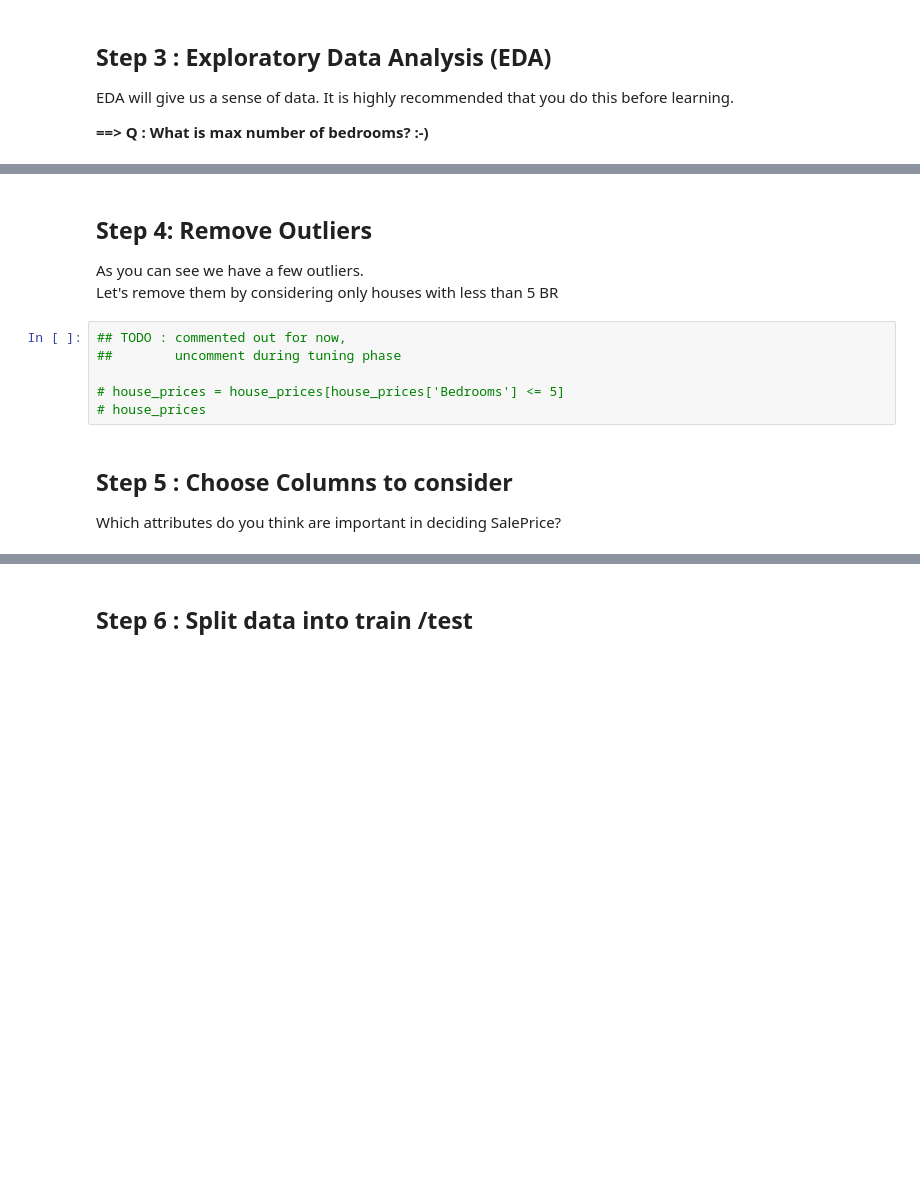
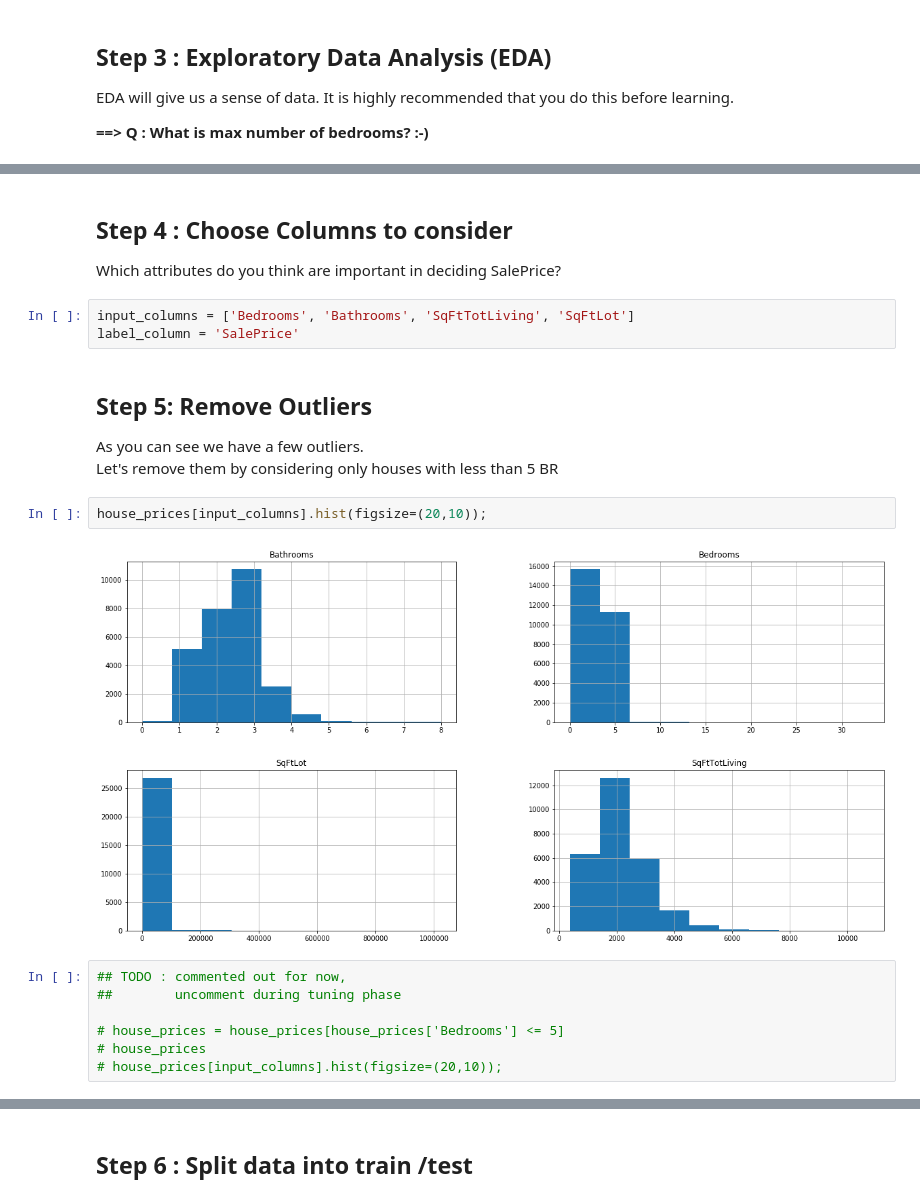
Before and after one commit to elephantscale/deep-learning-with-tensorflow-solutions, a Jupyter notebook: regressions/regression-2-house-prices.ipynb, the cells around one changed output, grey strips where cells are left out. Cells and saved outputs as stored; diff of their text form; blank space fills up the shorter version.

```diff
--- a/regressions/regression-2-house-prices.ipynb
+++ b/regressions/regression-2-house-prices.ipynb
@@ -92,19 +90,27 @@ house_prices.describe().T
 | LandVal | 27,063.00 | 213,820.07 | 177,213.41 | 0.00 | 105,000.00 | 172,000.00 | 258,000.00 | 5,538,000.00 |
 | ImpsVal | 27,063.00 | 317,211.67 | 234,038.34 | 0.00 | 183,000.00 | 261,000.00 | 380,000.00 | 5,772,000.00 |
 | ZipCode | 27,063.00 | 82,223.04 | 36,106.67 | -1.00 | 98,019.00 | 98,053.00 | 98,115.00 | 98,354.00 |
+# %% [markdown]
+## Step 4 : Choose Columns to consider
+Which attributes do you think are important in deciding SalePrice?
+# %%
+input_columns = ['Bedrooms', 'Bathrooms', 'SqFtTotLiving', 'SqFtLot']
+label_column = 'SalePrice'
 # %% [markdown]
-## Step 4: Remove Outliers
+## Step 5: Remove Outliers
 As you can see we have a few outliers.
 Let's remove them by considering only houses with less than 5 BR
+# %%
+house_prices[input_columns].hist(figsize=(20,10));
+# %% [output]
+[figure, added]
 # %%
 ## TODO : commented out for now,
 ##        uncomment during tuning phase
 
 # house_prices = house_prices[house_prices['Bedrooms'] <= 5]
 # house_prices
+# house_prices[input_columns].hist(figsize=(20,10));
-# %% [markdown]
-## Step 5 : Choose Columns to consider
-Which attributes do you think are important in deciding SalePrice?
 # %%
 ## TODO : Experiment with this,
 ## select columns you think are important in determining SalePrice
```
Also changed, not shown: parts of 16 cells of this notebook, 1 other file.
